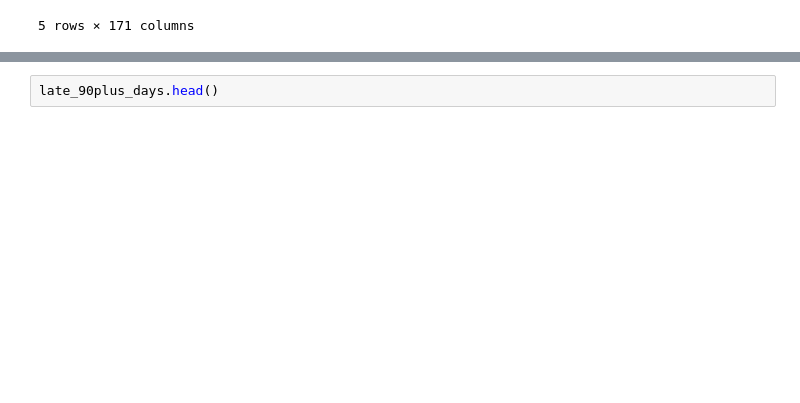
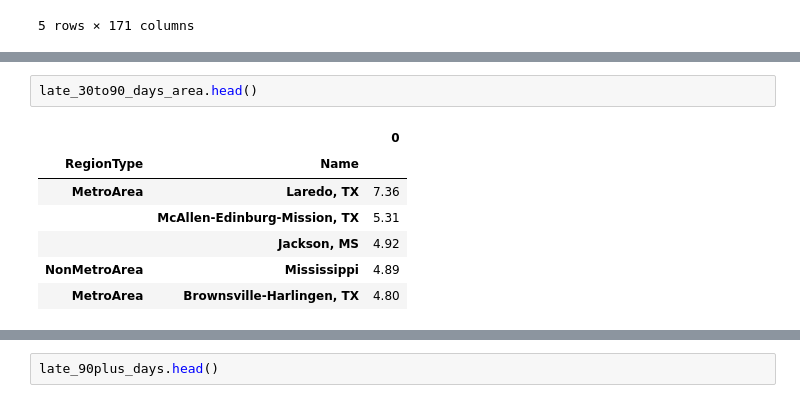
Before and after one commit to navinvarma/MortgageAnalysis, a Jupyter notebook: mortgage_stats.ipynb, the cells around one changed output, grey strips where cells are left out. Cells and saved outputs as stored; diff of their text form; blank space fills up the shorter version.

```diff
--- a/mortgage_stats.ipynb
+++ b/mortgage_stats.ipynb
@@ -17,0 +95,10 @@ late_30to90_days.head()
+# %%
+late_30to90_days_area.head()
+# %% [output]
+|  |  | 0 |
+| RegionType | Name |  |
+| MetroArea | Laredo, TX | 7.36 |
+|  | McAllen-Edinburg-Mission, TX | 5.31 |
+|  | Jackson, MS | 4.92 |
+| NonMetroArea | Mississippi | 4.89 |
+| MetroArea | Brownsville-Harlingen, TX | 4.80 |
```
Also changed, not shown: parts of 23 cells of this notebook.
